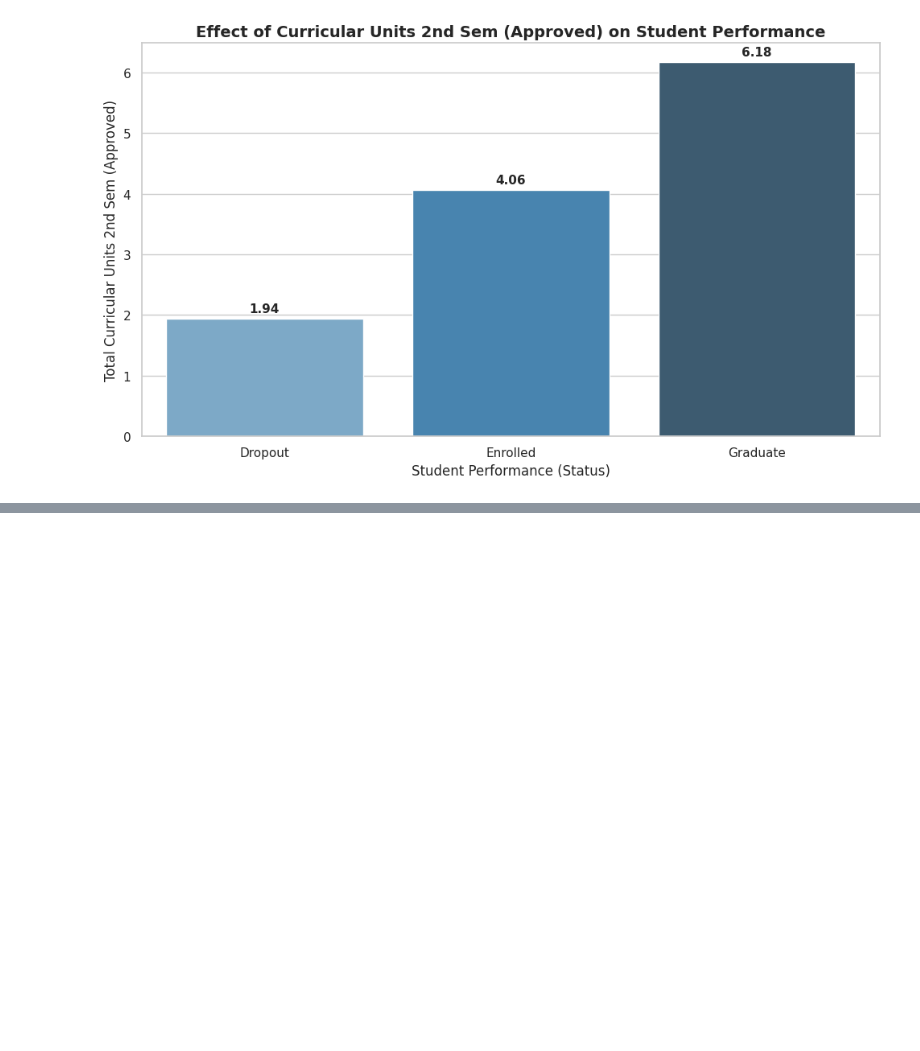
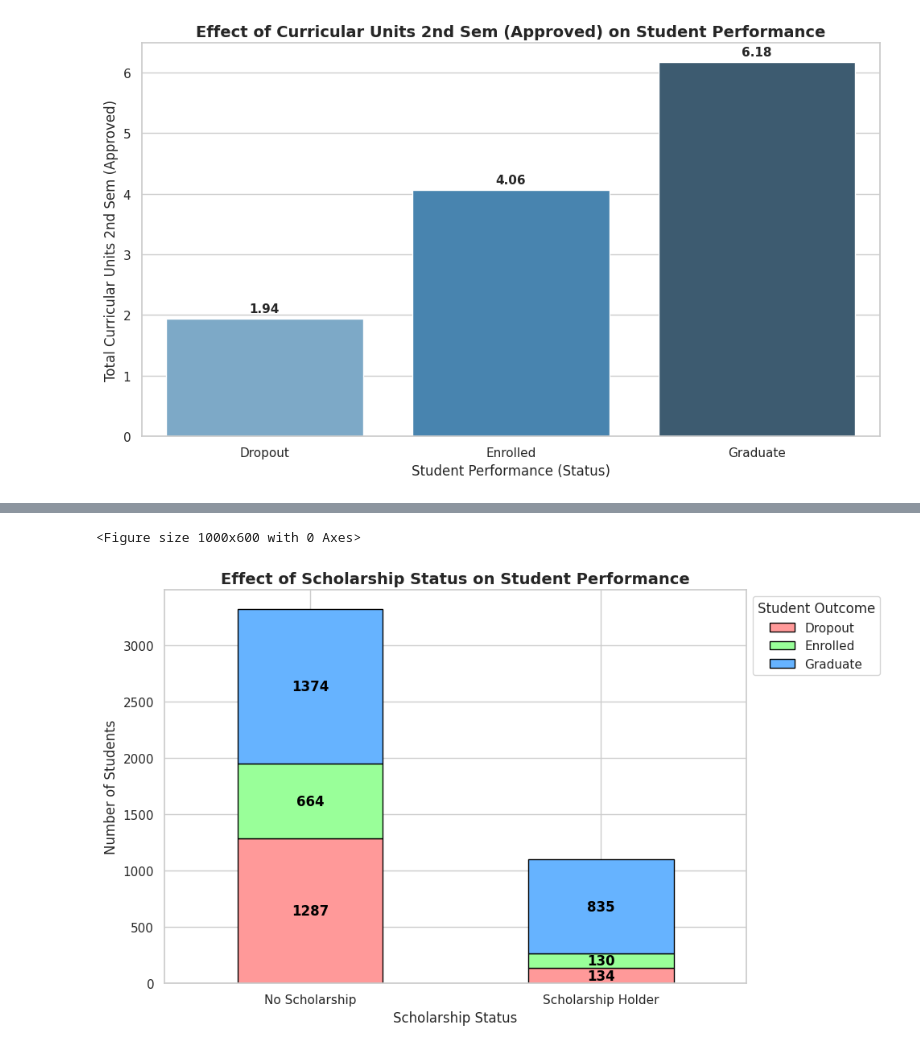
Before and after one commit to hayahanyyy/Bachelor-Thesis, a Jupyter notebook: Implementation_02.ipynb, the cells around one changed output, grey strips where cells are left out. Drawn from its saved outputs; the diff is of its cells as text; code cells hidden in the pictures; blank space fills up the shorter version.

```diff
--- a/Implementation_02.ipynb
+++ b/Implementation_02.ipynb
@@ -1110,0 +1069,53 @@ plt.show()
+# %%
+import matplotlib.pyplot as plt
+import pandas as pd
+
+# 1. Prepare the data using crosstab
+# This counts how many students are in each category per scholarship status
+# 'Scholarship holder' is 0 or 1. 'Target_Name' contains 'Dropout', 'Enrolled', 'Graduate'
+scholarship_pivot = pd.crosstab(df['Is_Scholarship_Holder'], df['Target'])
+
+# Rename the index for the X-axis labels to match the paper
+scholarship_pivot.index = ['No Scholarship', 'Scholarship Holder']
+
+# 2. Ensure columns are ordered for the stack: Dropout (bottom), Enrolled (middle), Graduate (top)
+cols_order = ['Dropout', 'Enrolled', 'Graduate']
+scholarship_pivot = scholarship_pivot[cols_order]
+
+# 3. Define colors to match your previous visualizations
+# Dropout: Red/Pink, Enrolled: Green, Graduate: Blue
+colors = ['#ff9999', '#99ff99', '#66b3ff']
+
+# 4. Create the stacked bar chart
+plt.figure(figsize=(10, 6))
+ax = scholarship_pivot.plot(kind='bar',
+                            stacked=True,
+                            color=colors,
+                            edgecolor='black',
+                            figsize=(10, 6))
+
+# 5. Exact Titles and Labels based on Fig. 7
+plt.title('Effect of Scholarship Status on Student Performance', fontsize=14, fontweight='bold')
+plt.xlabel('Scholarship Status', fontsize=12)
+plt.ylabel('Number of Students', fontsize=12)
+plt.xticks(rotation=0) # Keeps labels horizontal
+plt.legend(title='Student Outcome', loc='upper left', bbox_to_anchor=(1, 1))
+
+# Adding number labels inside the segments to show the "majority" clearly
+for p in ax.patches:
+    width, height = p.get_width(), p.get_height()
+    if height > 0: # Only label segments with data
+        x, y = p.get_xy()
+        ax.text(x + width/2,
+                y + height/2,
+                f'{int(height)}',
+                ha='center',
+                va='center',
+                color='black',
+                fontweight='bold')
+
+plt.tight_layout()
+plt.show()
+# %% [output]
+<Figure size 1000x600 with 0 Axes>
+[figure, added]
```
Also changed, not shown: parts of 1 cell of this notebook.
